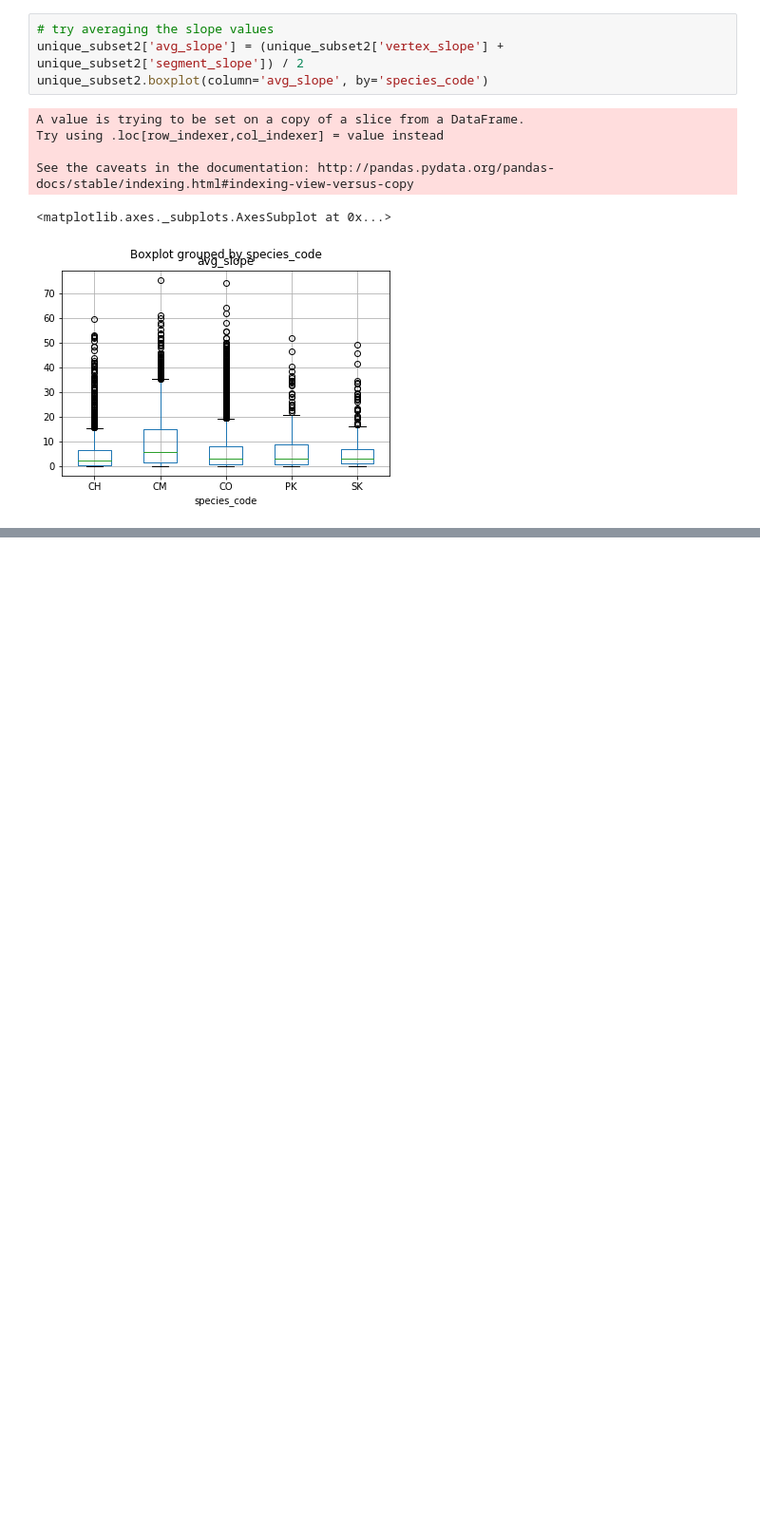
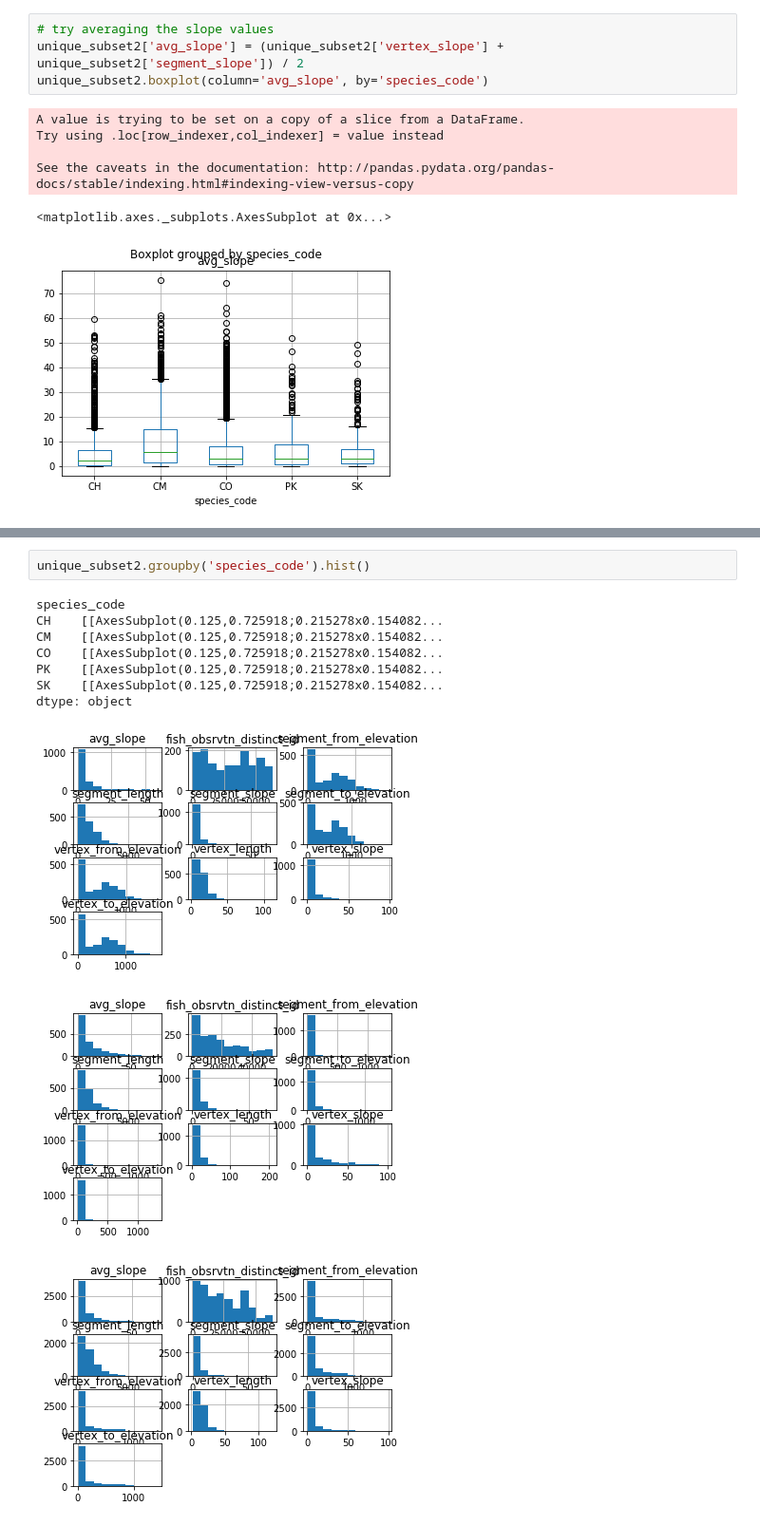
Before and after one commit to smnorris/bcfishobs_spp-by-slope, a Jupyter notebook: notebooks/Observations_species_slope.ipynb, the cells around one changed output, grey strips where cells are left out. Shown: that part at 95% size. Saved outputs shown, nothing was run; the diff lists cells and outputs as text; blank space fills up the shorter version.

```diff
--- a/notebooks/Observations_species_slope.ipynb
+++ b/notebooks/Observations_species_slope.ipynb
@@ -146,0 +164,13 @@ See the caveats in the documentation: http://pandas.pydata.org/pandas-docs/stabl
+# %%
+unique_subset2.groupby('species_code').hist()
+# %% [output]
+species_code
+CH    [[AxesSubplot(0.125,0.725918;0.215278x0.154082...
+CM    [[AxesSubplot(0.125,0.725918;0.215278x0.154082...
+CO    [[AxesSubplot(0.125,0.725918;0.215278x0.154082...
+PK    [[AxesSubplot(0.125,0.725918;0.215278x0.154082...
+SK    [[AxesSubplot(0.125,0.725918;0.215278x0.154082...
+dtype: object
+[figure, added]
+[figure, added]
+[figure, added]
```
Also changed, not shown: parts of 4 cells of this notebook.
